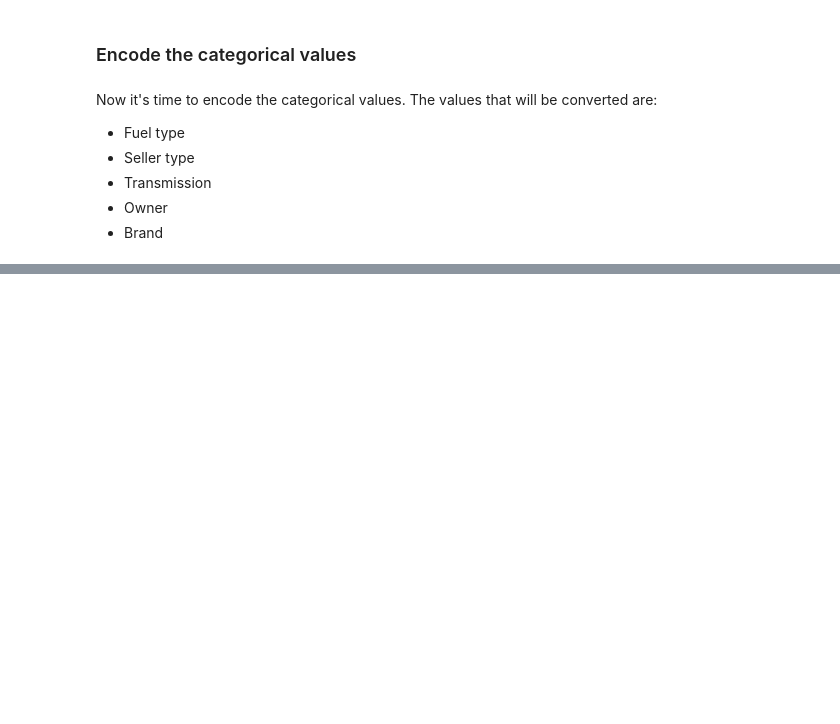
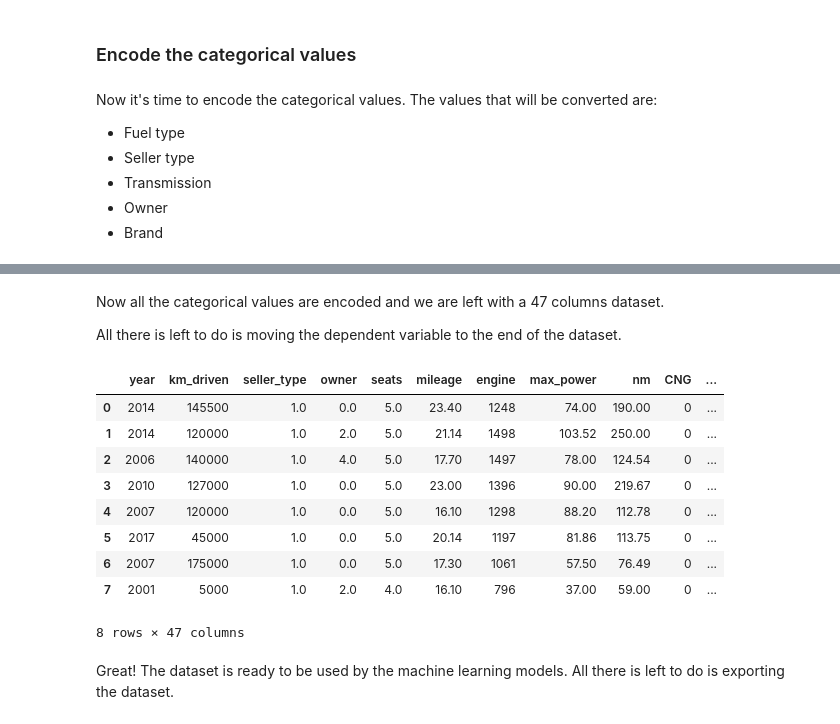
Before and after one commit to mnbuhl/used-car-price, a Jupyter notebook: data_preprocessing.ipynb, the cells around one changed output, grey strips where cells are left out. Cells and saved outputs as stored; diff of their text form; code cells hidden in the pictures; blank space fills up the shorter version.

Commit message:
Finished data preprocessing process

```diff
--- a/data_preprocessing.ipynb
+++ b/data_preprocessing.ipynb
@@ -352,0 +401,8 @@ dataset.head()
+# %%
+from sklearn.preprocessing import OrdinalEncoder
+
+ordinal_enc = OrdinalEncoder()
+ordinal_enc.fit(dataset[['seller_type', 'owner']])
+dataset[['seller_type', 'owner']] = ordinal_enc.transform(dataset[['seller_type', 'owner']])
+
+dataset.head(8)
@@ -352,0 +440,23 @@ dataset.head()
+# %% [markdown]
+Now all the categorical values are encoded and we are left with a 47 columns dataset.
+
+All there is left to do is moving the dependent variable to the end of the dataset.
+# %%
+dep_variable = dataset.pop('selling_price')
+
+dataset.insert(len(dataset.columns), 'selling_price', dep_variable)
+
+dataset.head(8)
+# %% [output]
+|  | year | km_driven | seller_type | owner | seats | mileage | engine | max_power | nm | CNG | ... |
+| 0 | 2014 | 145500 | 1.0 | 0.0 | 5.0 | 23.40 | 1248 | 74.00 | 190.00 | 0 | ... |
+| 1 | 2014 | 120000 | 1.0 | 2.0 | 5.0 | 21.14 | 1498 | 103.52 | 250.00 | 0 | ... |
+| 2 | 2006 | 140000 | 1.0 | 4.0 | 5.0 | 17.70 | 1497 | 78.00 | 124.54 | 0 | ... |
+| 3 | 2010 | 127000 | 1.0 | 0.0 | 5.0 | 23.00 | 1396 | 90.00 | 219.67 | 0 | ... |
+| 4 | 2007 | 120000 | 1.0 | 0.0 | 5.0 | 16.10 | 1298 | 88.20 | 112.78 | 0 | ... |
+| 5 | 2017 | 45000 | 1.0 | 0.0 | 5.0 | 20.14 | 1197 | 81.86 | 113.75 | 0 | ... |
+| 6 | 2007 | 175000 | 1.0 | 0.0 | 5.0 | 17.30 | 1061 | 57.50 | 76.49 | 0 | ... |
+| 7 | 2001 | 5000 | 1.0 | 2.0 | 4.0 | 16.10 | 796 | 37.00 | 59.00 | 0 | ... |
+8 rows × 47 columns
+# %% [markdown]
+Great! The dataset is ready to be used by the machine learning models. All there is left to do is exporting the dataset.
```
Also changed, not shown: parts of 10 cells of this notebook, 2 other files.
